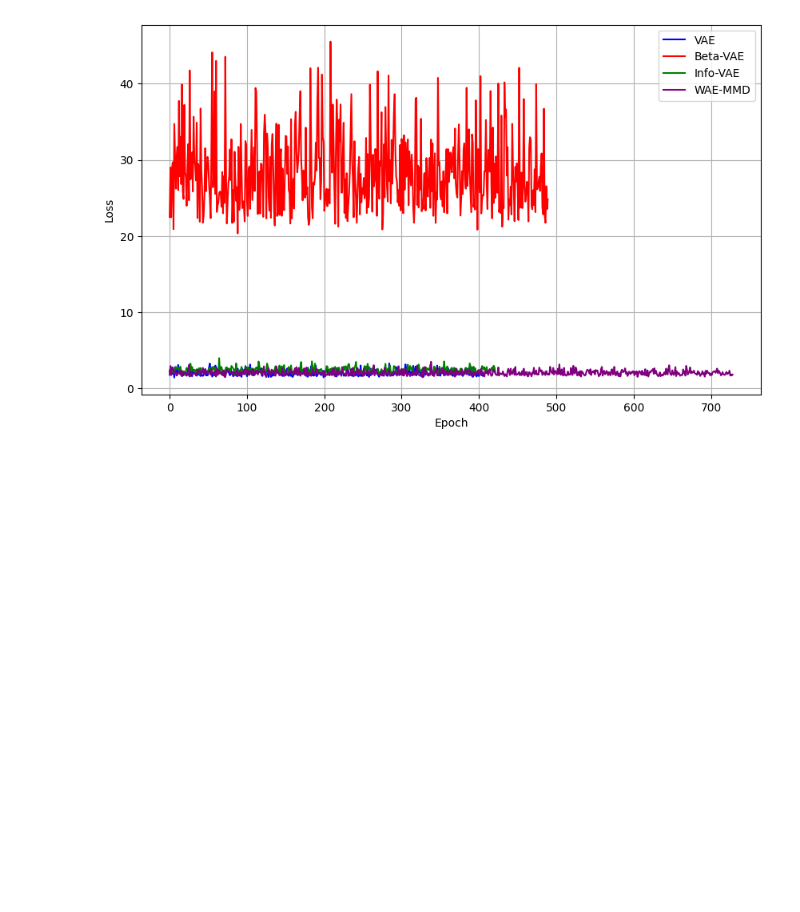
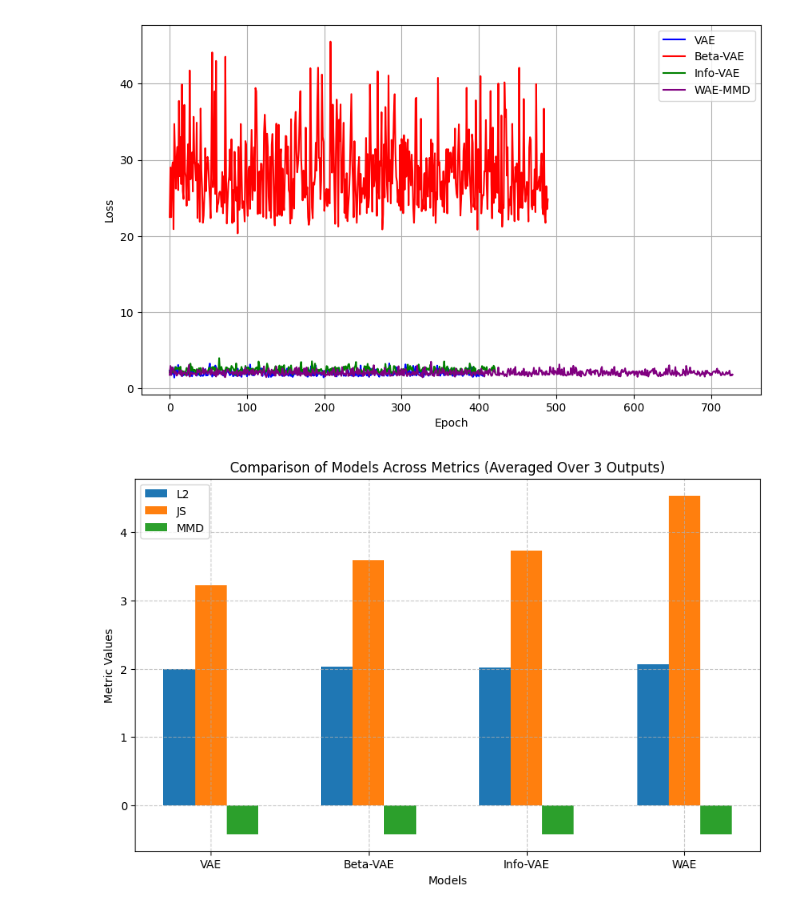
Before and after one commit to levi0206/VAE, a Jupyter notebook: OU_implementation_d3.ipynb, the cells around one changed output. Saved outputs shown, nothing was run; the diff lists cells and outputs as text; code cells hidden in the pictures; blank space fills up the shorter version.

```diff
--- a/OU_implementation_d3.ipynb
+++ b/OU_implementation_d3.ipynb
@@ -360,3 +361,67 @@ plt.savefig('assets/loss_ou0.25_d3.png', dpi=300, bbox_inches='tight')
 plt.show()
 # %% [output]
 [figure]
+# %%
+import matplotlib.pyplot as plt
+import numpy as np
+
+# Example data: three sets of outputs (replace with your actual values)
+# Output 1
+vae_1 = [2.001, 3.231, -0.420]  # L2, JS, MMD
+beta_vae_1 = [2.029, 3.586, -0.420]
+info_vae_1 = [2.018, 3.727, -0.420]
+wae_1 = [2.070, 4.537, -0.420]
+
+# Output 2 (example values)
+vae_2 = [2.010, 3.250, -0.410]
+beta_vae_2 = [2.035, 3.600, -0.410]
+info_vae_2 = [2.025, 3.740, -0.410]
+wae_2 = [2.080, 4.550, -0.410]
+
+# Output 3 (example values)
+vae_3 = [1.990, 3.200, -0.430]
+beta_vae_3 = [2.015, 3.570, -0.430]
+info_vae_3 = [2.005, 3.710, -0.430]
+wae_3 = [2.060, 4.520, -0.430]
+
+# Organize data for plotting
+models = ['VAE', 'Beta-VAE', 'Info-VAE', 'WAE']
+metrics = ['L2', 'JS', 'MMD']
+
+# Average or select one output (here, averaging across the 3 outputs for simplicity)
+data = np.array([
+    [np.mean([vae_1[0], vae_2[0], vae_3[0]]), np.mean([vae_1[1], vae_2[1], vae_3[1]]), np.mean([vae_1[2], vae_2[2], vae_3[2]])],
+    [np.mean([beta_vae_1[0], beta_vae_2[0], beta_vae_3[0]]), np.mean([beta_vae_1[1], beta_vae_2[1], beta_vae_3[1]]), np.mean([beta_vae_1[2], beta_vae_2[2], beta_vae_3[2]])],
+    [np.mean([info_vae_1[0], info_vae_2[0], info_vae_3[0]]), np.mean([info_vae_1[1], info_vae_2[1], info_vae_3[1]]), np.mean([info_vae_1[2], info_vae_2[2], info_vae_3[2]])],
+    [np.mean([wae_1[0], wae_2[0], wae_3[0]]), np.mean([wae_1[1], wae_2[1], wae_3[1]]), np.mean([wae_1[2], wae_2[2], wae_3[2]])]
+])
+
+# Set up the plot
+fig, ax = plt.subplots(figsize=(10, 6))
+bar_width = 0.2
+index = np.arange(len(models))
+
+# Plot bars for each metric
+for i, metric in enumerate(metrics):
+    ax.bar(index + i * bar_width, data[:, i], bar_width, label=metric)
+
+# Customize the plot
+ax.set_xlabel('Models')
+ax.set_ylabel('Metric Values')
+ax.set_title('Comparison of Models Across Metrics (Averaged Over 3 Outputs)')
+ax.set_xticks(index + bar_width * (len(metrics) - 1) / 2)
+ax.set_xticklabels(models)
+ax.legend()
+
+# Add grid for readability
+ax.grid(True, linestyle='--', alpha=0.7)
+
+# Save to "assets" folder
+import os
+os.makedirs("assets", exist_ok=True)
+# plt.savefig('assets/model_comparison.png', dpi=300, bbox_inches='tight')
+
+# Show the plot
+plt.show()
+# %% [output]
+[figure, added]
```
Also changed, not shown: parts of 4 cells of this notebook.
